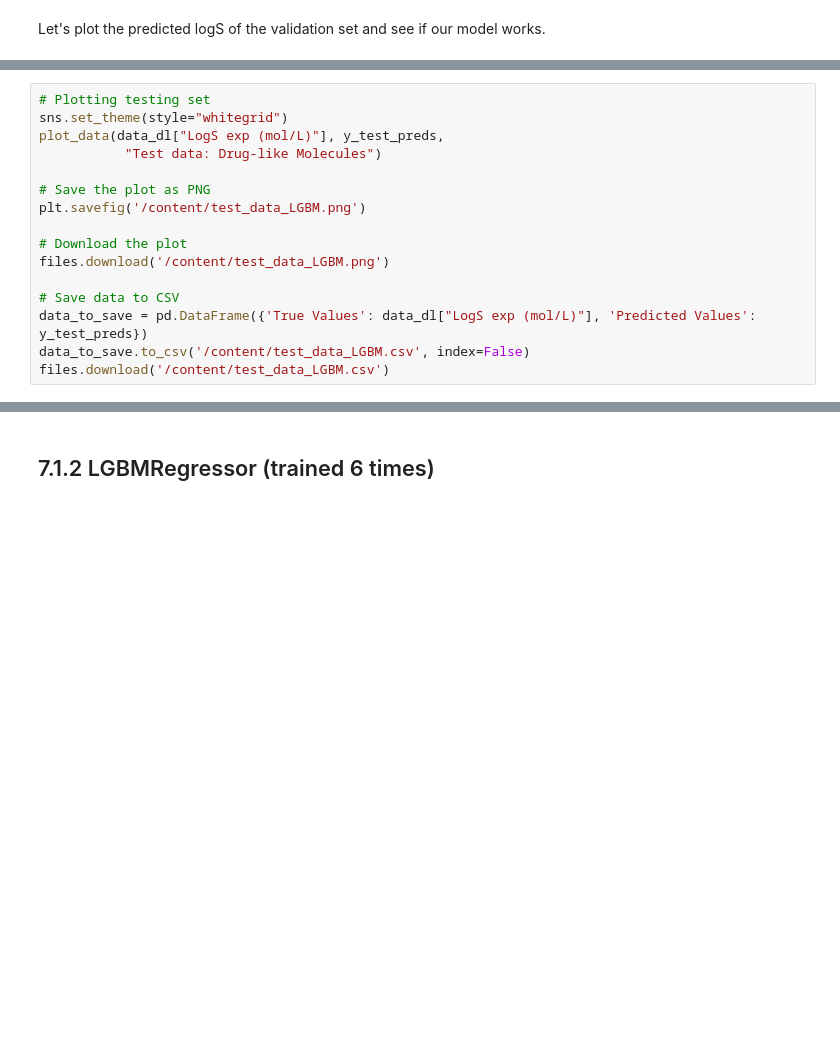
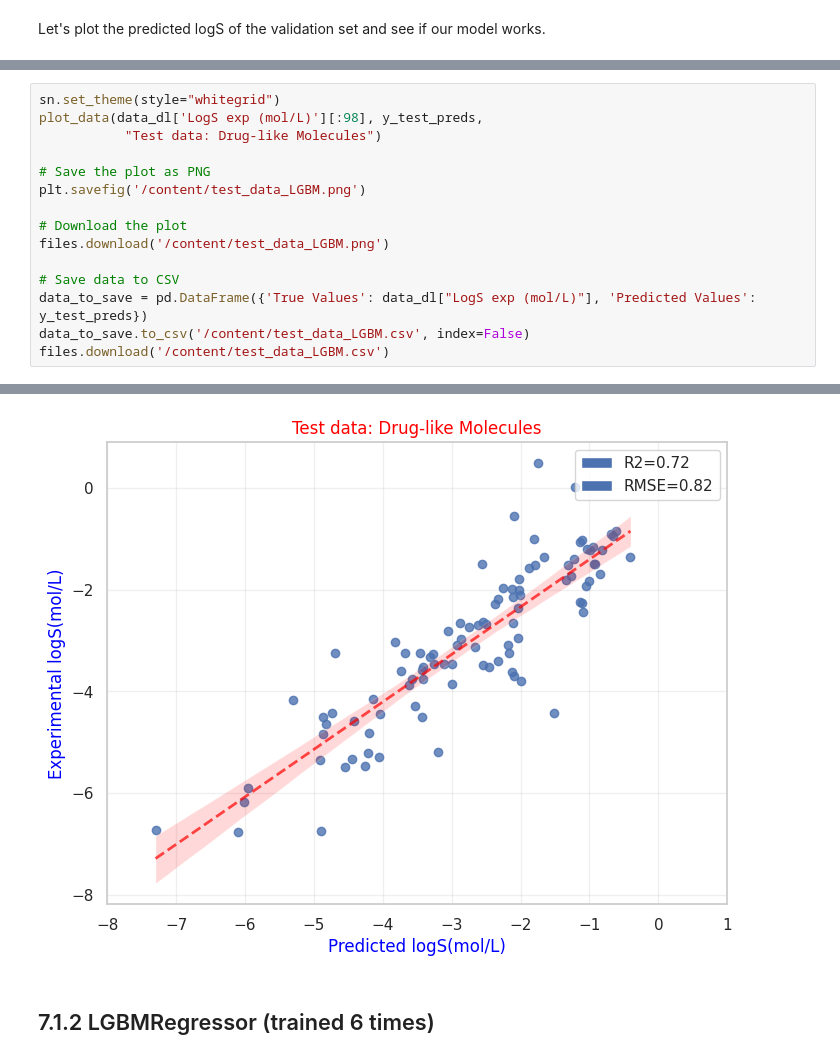
Before and after one commit to LucasCossard/WSPP_Projectppchem, a Jupyter notebook: Notebook_WSP.ipynb, the cells around one changed output, grey strips where cells are left out. Saved outputs shown, nothing was run; the diff lists cells and outputs as text; blank space fills up the shorter version.

```diff
--- a/Notebook_WSP.ipynb
+++ b/Notebook_WSP.ipynb
@@ -686,7 +811,6 @@ y_test_preds = model.predict(x_scaled_test)
 # %%
-# Plotting testing set
-sns.set_theme(style="whitegrid")
-plot_data(data_dl["LogS exp (mol/L)"], y_test_preds,
+sn.set_theme(style="whitegrid")
+plot_data(data_dl['LogS exp (mol/L)'][:98], y_test_preds,
            "Test data: Drug-like Molecules")
 
 # Save the plot as PNG
@@ -699,3 +823,4 @@ files.download('/content/test_data_LGBM.png')
 data_to_save = pd.DataFrame({'True Values': data_dl["LogS exp (mol/L)"], 'Predicted Values': y_test_preds})
 data_to_save.to_csv('/content/test_data_LGBM.csv', index=False)
 files.download('/content/test_data_LGBM.csv')
+# %% [output]
@@ -702,3 +831,4 @@ files.download('/content/test_data_LGBM.csv')
+[figure, added]
 # %% [markdown]
 ## 7.1.2 LGBMRegressor (trained 6 times)
 # %%
```
Also changed, not shown: parts of 54 cells of this notebook.
